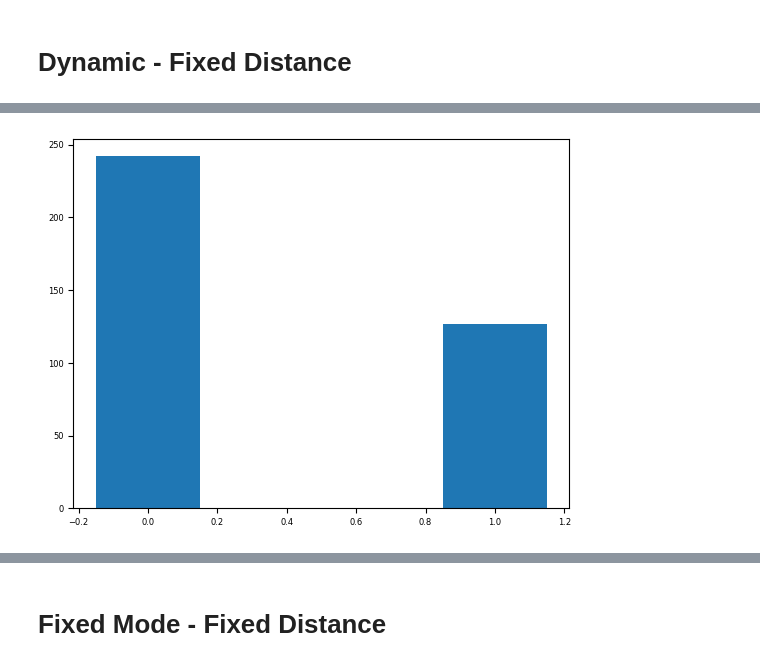
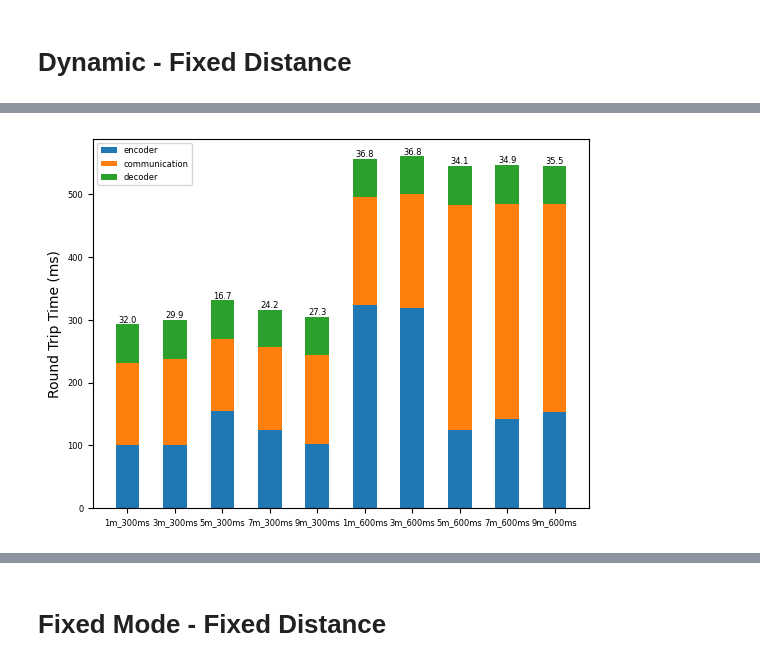
Before and after one commit to jsiloto/adaptive-cod-on-device, a Jupyter notebook: results/plots.ipynb, the cells around one changed output, grey strips where cells are left out. Cells and saved outputs as stored; diff of their text form; code cells hidden in the pictures.

Commit message:
Updated plots

```diff
--- a/results/plots.ipynb
+++ b/results/plots.ipynb
@@ -231,34 +234,55 @@ plt.savefig("dynamic.pdf")
 # %% [markdown]
 # Dynamic - Fixed Distance
 # %%
-import numpy as np
-import jsonlines
-ignore_start = 5
-def get_mean(key):
-    with jsonlines.open('1m_output.jsonl') as reader:
-        values = [obj[key] for obj in reader]
-    values = values[ignore_start:]
-    return np.mean(values)
+import itertools
+distances = [1, 3, 5, 7, 9]
+deadlines = [300, 600]
+configs = itertools.product(distances, deadlines)
+
+df = pd.DataFrame()
+for c in configs:
+    try:
+        results = read_jsonlines_file(f'output_distance_{c[0]}_deadline_{c[1]}.jsonl')
+        results = average_results(results)
+        results["label"] = f"{c[0]}m_{c[1]}ms"
+        df = df.append(results, ignore_index=True)
+    except:
+        pass
+
+df = df.sort_values("deadline")
+print(df)
+# df = df.set_index("label")
 
 
-bw = get_mean("bw")
-model_time = get_mean("model_time")*1000
-e2e = get_mean("e2e")
-mAP = get_mean("map")
-deadline = get_mean("deadline")
+labels = ['G1', 'G2', 'G3', 'G4', 'G5']
+men_means = [20, 35, 30, 35, 27]
+women_means = [25, 32, 34, 20, 25]
+men_std = [2, 3, 4, 1, 2]
+women_std = [3, 5, 2, 3, 3]
+width = 0.5       # the width of the bars: can also be len(x) sequence
+
+fig, ax = plt.subplots()
+
+rects = ax.bar(df["label"], df["encoder_time"], width, label='encoder')
+ax.bar(df["label"], df["transfer_time"], width, bottom=df["encoder_time"], label='communication')
+ax.bar(df["label"], df["decoder_time"], width, bottom=df["encoder_time"]+df["transfer_time"], label='decoder')
 
 
-width =0.3
-data = [e2e-model_time, model_time]
-print(data)
-plt.bar(np.arange(len(data)), data, width=width)
-plt.show()
+
+# Add counts above the two bar graphs
+for i, row in enumerate(df.iterrows()):
+    row = row[1]
+    height = row["encoder_time"]+row["transfer_time"]+row["decoder_time"]
+    rect = rects[i]
+    plt.text(rect.get_x() + rect.get_width() / 2.0, height, f'{row["mAP"]}', ha='center', va='bottom')
 
 
-# data1 = [23,85, 72, 43, 52]
-# data2 = [42, 35, 21, 16, 9]
 
-# plt.bar(np.arange(len(data1)), data1, width=width)
-# plt.bar(np.arange(len(data2))+ width, data2, width=width)
-# plt.show()
+# plt.axhline(y = 300, color = 'black', linestyle = '--')
+# plt.axhline(y = 600, color = 'black', linestyle = '--')
+
+ax.set_ylabel("Round Trip Time (ms)")
+
+ax.legend()
+plt.savefig("graph_distances.pdf", dpi=500)
 # %% [output]
@@ -266 +306 @@ plt.show()
-[figure, old version]
+[figure, new version]
```
Also changed, not shown: parts of 6 cells of this notebook.
